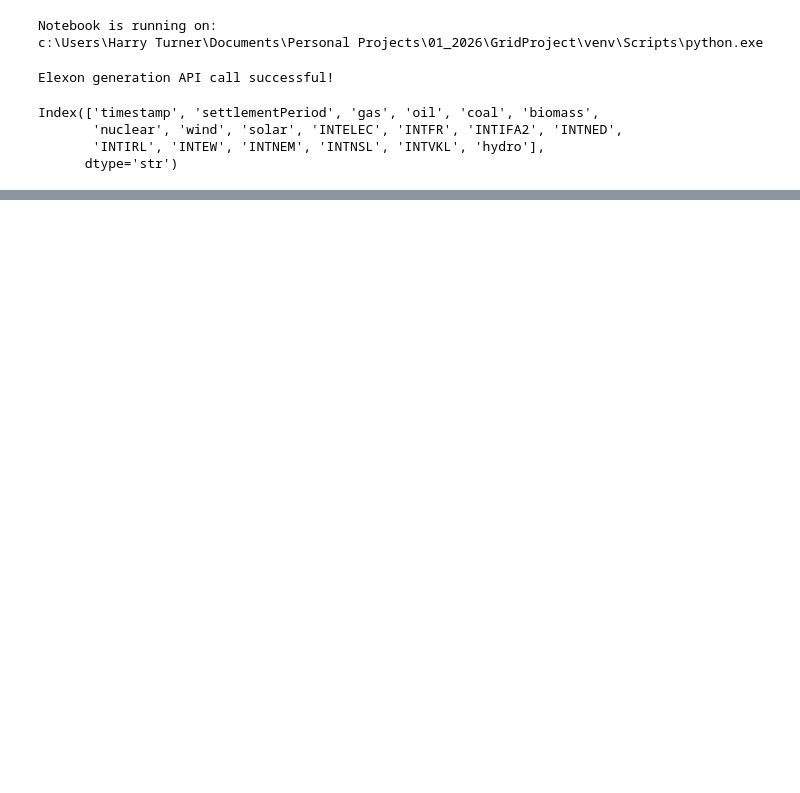
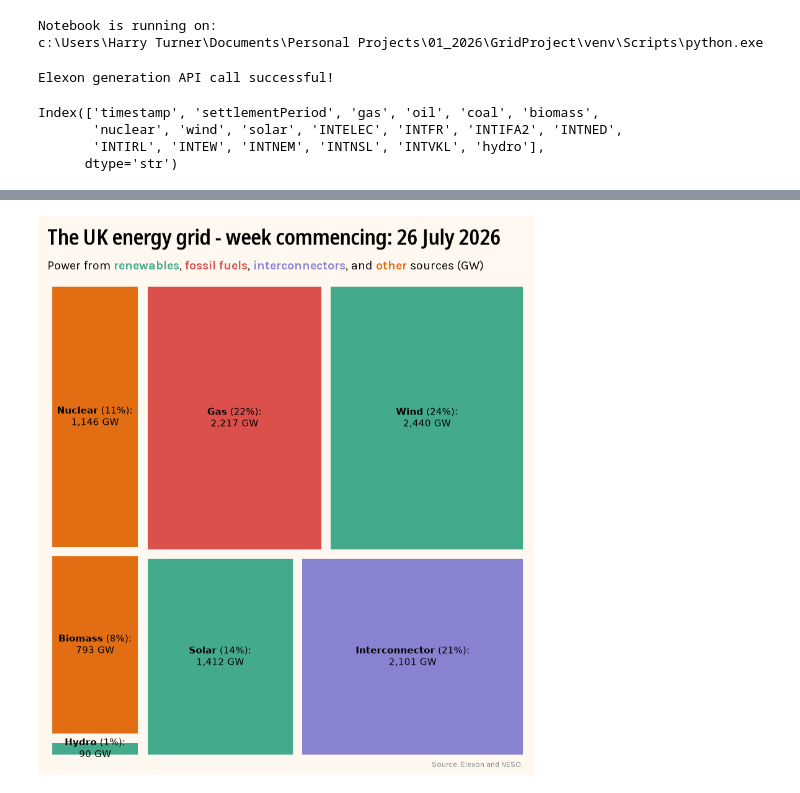
Before and after one commit to TurnerHaa/grid_weekly, a Jupyter notebook: notebooks/fetch.ipynb, the cells around one changed output, grey strips where cells are left out. Saved outputs shown, nothing was run; the diff lists cells and outputs as text; code cells hidden in the pictures; blank space fills up the shorter version.

```diff
--- a/notebooks/fetch.ipynb
+++ b/notebooks/fetch.ipynb
@@ -276,0 +287,84 @@ squarify.plot(sizes=heatmap_data['mw'],
+# %%
+# treemap data preparation
+heatmap_data_test = grid_long.groupby(['category', 'source'], as_index=False)['mw'].sum()
+heatmap_data_test = heatmap_data_test[heatmap_data_test['mw'] > 0].dropna(subset='mw')
+
+interconnectors = ['INTELEC', 'INTFR', 'INTIFA2', 'INTNED', 'INTIRL', 'INTEW', 'INTGRNL', 'INTNEM', 'INTNSL', 'INTVKL']
+
+heatmap_data_test = heatmap_data_test.assign(type = np.where(
+    heatmap_data_test['source'].isin(interconnectors),
+    'interconnector',
+    heatmap_data_test['source']
+))
+
+# prepare final plot DataFrame
+heatmap_data_test = heatmap_data_test.groupby(['category', 'type'], as_index=False)['mw'].sum()
+heatmap_data_test['proportion'] = ((heatmap_data_test['mw'] / heatmap_data_test['mw'].sum()) * 100).round().astype(int)
+
+pd.Categorical(heatmap_data_test['type'], ['biomass', 'gas', 'hydro', 'interconnector', 'nuclear', 'solar', 'wind'])
+
+# heatmap_data_test = heatmap_data_test.sort_values(by='mw', ascending=True)
+
+
+labels = [
+    f"$\\bf{{{type.title()}}}$ ({proportion}%):\n{(mw / 1000):,.0f} GW"
+    for type, mw, proportion in zip(heatmap_data_test['type'], heatmap_data_test['mw'], heatmap_data_test['proportion'])
+]
+
+colour_map = {
+    'Fossil' : '#DB504A',
+    'Interconnector': '#8783D1',
+    'Other': '#E26D12',
+    'Renewable': '#43AA8B'
+}
+
+colors = heatmap_data_test['category'].map(colour_map)
+
+subtitle_colours = colors.unique().tolist()
+
+title_font = {'fontname':'Noto Sans Condensed SemiBold', 'fontsize': 25}
+subtitle_font = {'fontname':'Karla', 'fontsize': 14}
+source_font = {'fontname':'Karla', 'fontsize': 9, 'c': '#818589'}
+
+fig, ax = plt.subplots(figsize=(10,10), facecolor="#FFF8F0")
+ax.set_axis_off()
+
+# Define text strings
+main_text = f"The UK energy grid - week commencing: {dt.strptime(start_date, '%Y-%m-%d %H:%M:%S').strftime('%d %B %Y')}"
+sub_text = "Power from <renewables>, <fossil fuels>, <interconnectors>, and <other> sources (GW)"
+source_text = "Source: Elexon and NESO."
+
+ax.text(0.0, 1.065, main_text, transform=ax.transAxes, ha='left', va='bottom', **title_font)
+
+ax_text(0.0, 102, sub_text, transform=ax.transAxes, ha='left', va='bottom',
+        highlight_textprops=[
+        {"color": subtitle_colours[0], "fontweight": "bold"},
+        {"color": subtitle_colours[3], "fontweight": "bold"},
+        {"color": subtitle_colours[2], "fontweight": "bold"},
+        {"color": subtitle_colours[1], "fontweight": "bold"},
+    ],
+        **subtitle_font)
+
+ax.text(0.80, -0.02, source_text, transform=ax.transAxes, ha='left', va='bottom', **source_font)
+
+
+squarify.plot(sizes=heatmap_data_test['mw'],
+              label=labels,
+              color = colors,
+              pad=True,
+              text_kwargs={
+        "fontsize": 11,
+        "color": "black",
+        "horizontalalignment": "center",
+        "verticalalignment": "center",
+    })
+
+# image_output_dir = script_dir / "images"
+
+# image_output_dir.mkdir(parents=True, exist_ok=True)
+
+# plt.savefig(image_output_dir / "test_plot1.png", dpi=300, bbox_inches="tight")
+
+plt.show()
+# %% [output]
+[figure, added]
```
Also changed, not shown: parts of 8 cells of this notebook, 2 other files.
